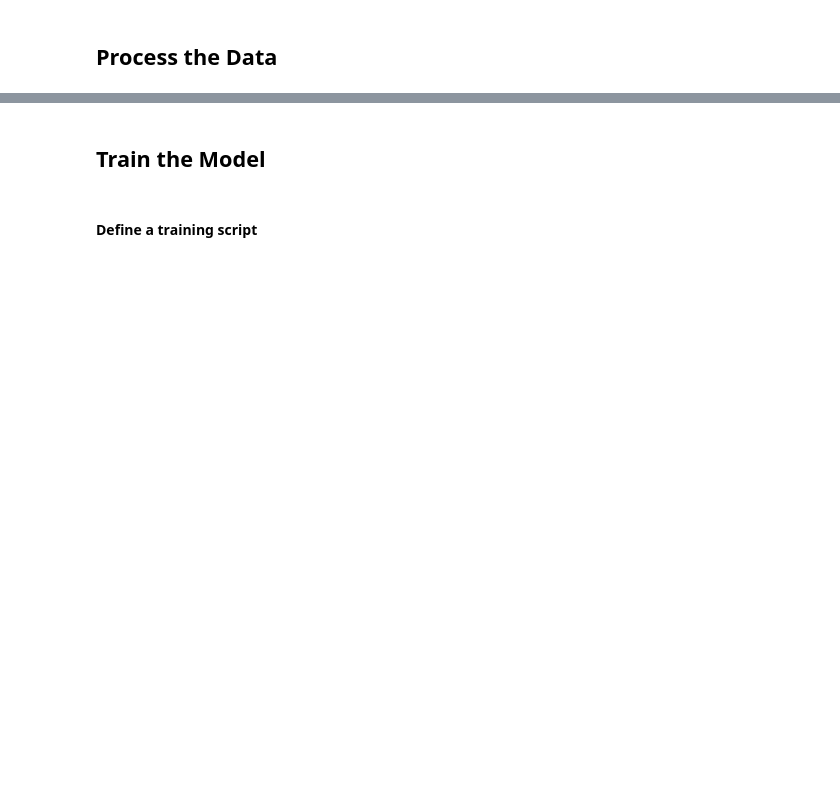
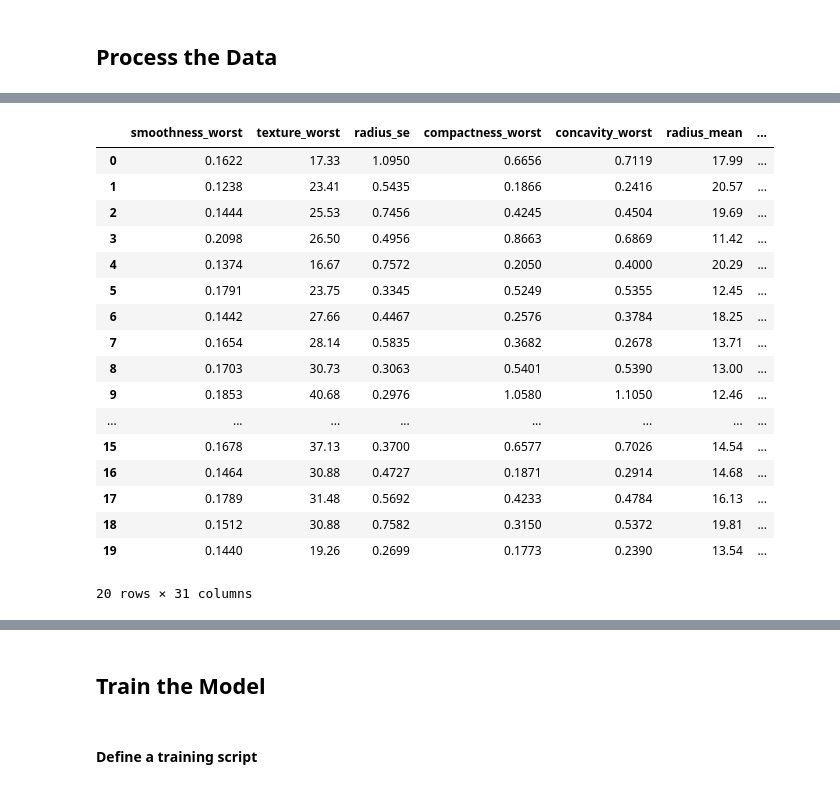
Before and after one commit to aws-samples/aws-healthcare-lifescience-ai-ml-sample-notebooks, a Jupyter notebook: workshops/Bring_Your_Own_Sklearn_Classifier/byo_mlp_classifier/sklearn_bring_your_own_MLP_Classifier_Breast_Diagnostic.ipynb, the cells around one changed output, grey strips where cells are left out. Saved outputs shown, nothing was run; the diff lists cells and outputs as text; code cells hidden in the pictures; blank space fills up the shorter version.

```diff
--- a/workshops/Bring_Your_Own_Sklearn_Classifier/byo_mlp_classifier/sklearn_bring_your_own_MLP_Classifier_Breast_Diagnostic.ipynb
+++ b/workshops/Bring_Your_Own_Sklearn_Classifier/byo_mlp_classifier/sklearn_bring_your_own_MLP_Classifier_Breast_Diagnostic.ipynb
@@ -92,5 +149,26 @@ df_data = pandas.get_dummies(df_data, columns=["diagnosis"])
 # Get the data with encoded features. Malignant is now 1, Benign is 0
 df_data = df_data.rename(columns={"diagnosis_M": "truth"})
 df_data = df_data[features + ["truth"]]
+# %%
+df_data.head(20)
+# %% [output]
+|  | smoothness_worst | texture_worst | radius_se | compactness_worst | concavity_worst | radius_mean | ... |
+| 0 | 0.1622 | 17.33 | 1.0950 | 0.6656 | 0.7119 | 17.99 | ... |
+| 1 | 0.1238 | 23.41 | 0.5435 | 0.1866 | 0.2416 | 20.57 | ... |
+| 2 | 0.1444 | 25.53 | 0.7456 | 0.4245 | 0.4504 | 19.69 | ... |
+| 3 | 0.2098 | 26.50 | 0.4956 | 0.8663 | 0.6869 | 11.42 | ... |
+| 4 | 0.1374 | 16.67 | 0.7572 | 0.2050 | 0.4000 | 20.29 | ... |
+| 5 | 0.1791 | 23.75 | 0.3345 | 0.5249 | 0.5355 | 12.45 | ... |
+| 6 | 0.1442 | 27.66 | 0.4467 | 0.2576 | 0.3784 | 18.25 | ... |
+| 7 | 0.1654 | 28.14 | 0.5835 | 0.3682 | 0.2678 | 13.71 | ... |
+| 8 | 0.1703 | 30.73 | 0.3063 | 0.5401 | 0.5390 | 13.00 | ... |
+| 9 | 0.1853 | 40.68 | 0.2976 | 1.0580 | 1.1050 | 12.46 | ... |
+| ... | ... | ... | ... | ... | ... | ... | ... |
+| 15 | 0.1678 | 37.13 | 0.3700 | 0.6577 | 0.7026 | 14.54 | ... |
+| 16 | 0.1464 | 30.88 | 0.4727 | 0.1871 | 0.2914 | 14.68 | ... |
+| 17 | 0.1789 | 31.48 | 0.5692 | 0.4233 | 0.4784 | 16.13 | ... |
+| 18 | 0.1512 | 30.88 | 0.7582 | 0.3150 | 0.5372 | 19.81 | ... |
+| 19 | 0.1440 | 19.26 | 0.2699 | 0.1773 | 0.2390 | 13.54 | ... |
+20 rows × 31 columns
 # %%
 # Preview the feature data frame
```
Also changed, not shown: parts of 13 cells of this notebook, 16 other files.
